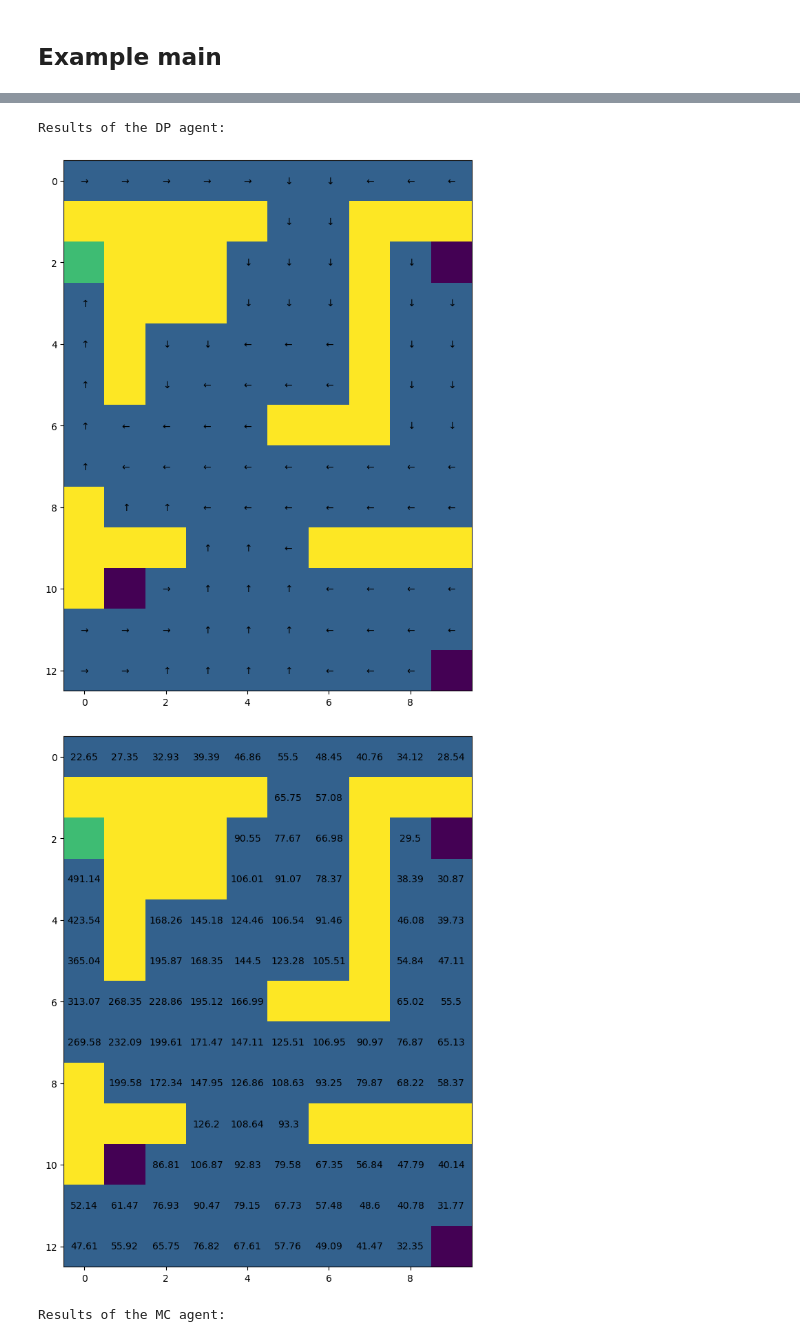
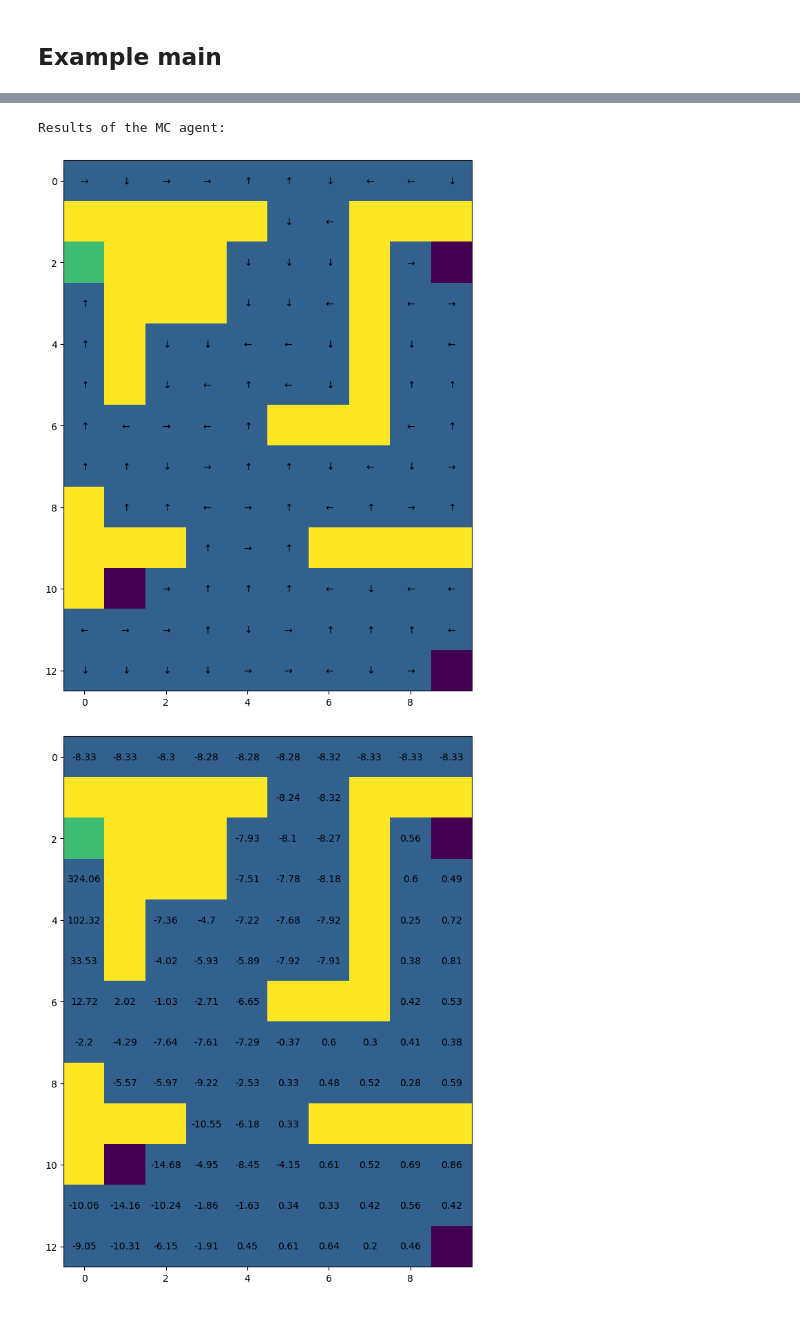
Before and after one commit to andyfu-xl/RL_CW1, a Jupyter notebook: coursework_1_maze.ipynb, the cells around one changed output, grey strips where cells are left out. Drawn from its saved outputs; the diff is of its cells as text; code cells hidden in the pictures.

```diff
--- a/coursework_1_maze.ipynb
+++ b/coursework_1_maze.ipynb
@@ -465,7 +466,4 @@ class DP_agent(object):
     return policy, V
-# %%
-a = np.array([1,2,3])
-a = a / a.sum()
 # %% [markdown]
 ## MC agent
 # %%
@@ -537,44 +581,43 @@ class TD_agent(object):
 # %%
 # Example main (can be edited)
 
 ### Question 0: Defining the environment
 
 print("Creating the Maze:\n")
 maze = Maze()
 
 
 ### Question 1: Dynamic programming
 
-dp_agent = DP_agent()
-dp_policy, dp_value = dp_agent.solve(maze)
+# dp_agent = DP_agent()
+# dp_policy, dp_value = dp_agent.solve(maze)
 
-print("Results of the DP agent:\n")
-maze.get_graphics().draw_policy(dp_policy)
-maze.get_graphics().draw_value(dp_value)
+# print("Results of the DP agent:\n")
+# maze.get_graphics().draw_policy(dp_policy)
+# maze.get_graphics().draw_value(dp_value)
 
 
 ### Question 2: Monte-Carlo learning
 
 mc_agent = MC_agent()
 mc_policy, mc_values, total_rewards = mc_agent.solve(maze)
 
 print("Results of the MC agent:\n")
 maze.get_graphics().draw_policy(mc_policy)
 maze.get_graphics().draw_value(mc_values[-1])
 
 
 ### Question 3: Temporal-Difference learning
 
-td_agent = TD_agent()
-td_policy, td_values, total_rewards = td_agent.solve(maze)
+# td_agent = TD_agent()
+# td_policy, td_values, total_rewards = td_agent.solve(maze)
 
-print("Results of the TD agent:\n")
-maze.get_graphics().draw_policy(td_policy)
-maze.get_graphics().draw_value(td_values[-1])
+# print("Results of the TD agent:\n")
+# maze.get_graphics().draw_policy(td_policy)
+# maze.get_graphics().draw_value(td_values[-1])
 # %% [output]
 Creating the Maze:
 [figure]
-Results of the DP agent:
+Results of the MC agent:
-[figure, old version]
+[figure, new version]
-[figure, old version]
+[figure, new version]
-Results of the MC agent:
```
Also changed, not shown: parts of 3 cells of this notebook.
